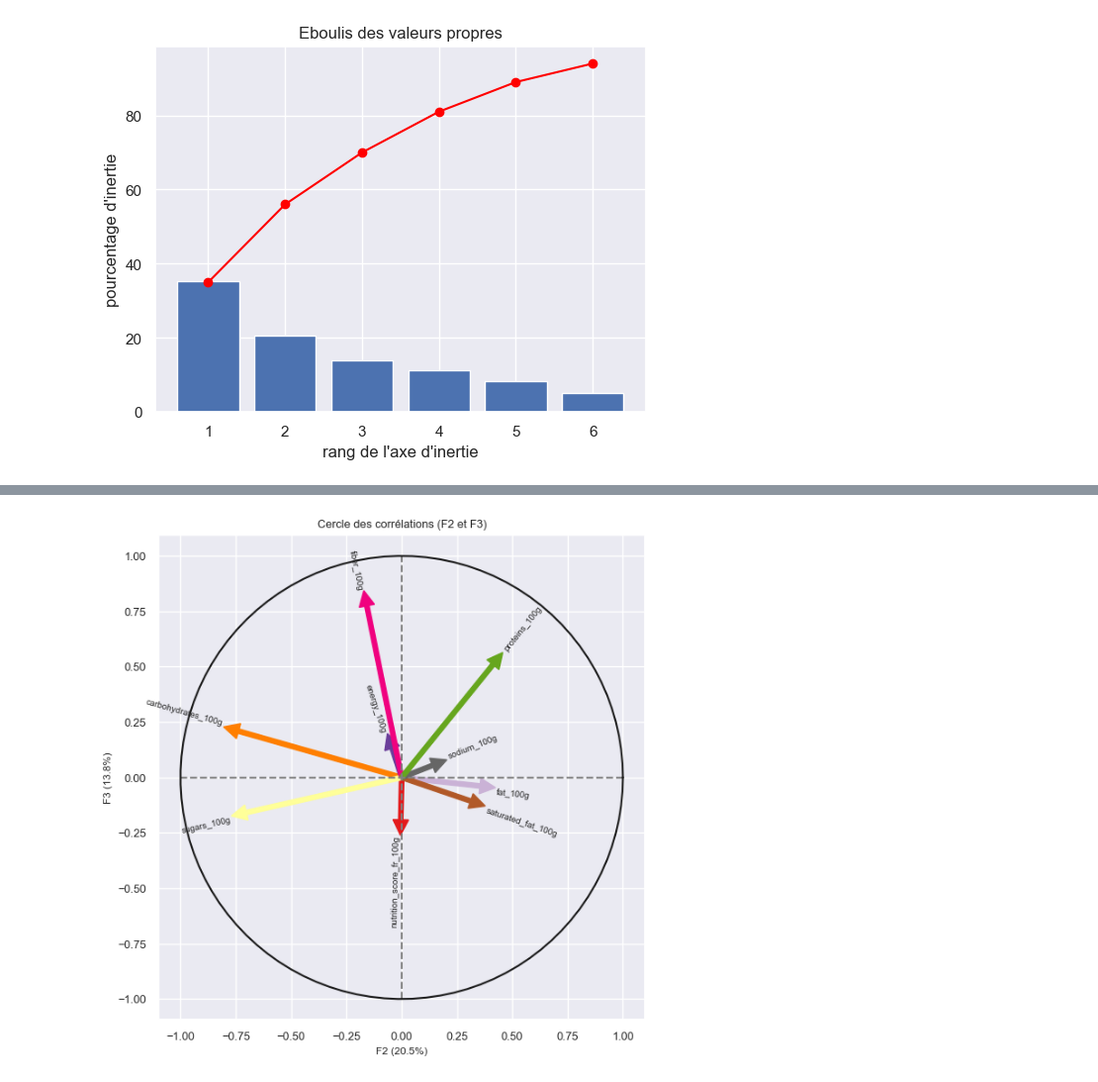
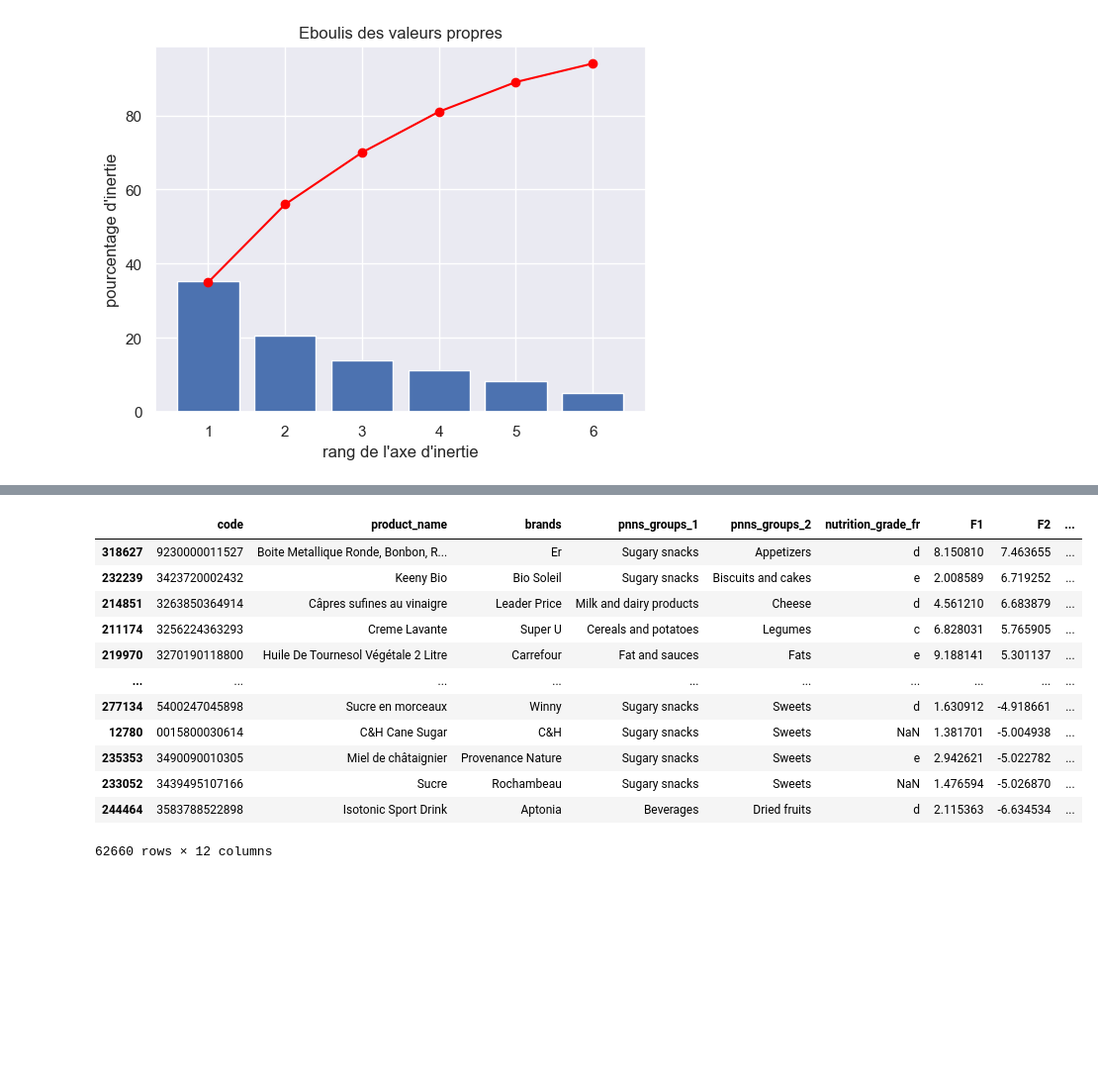
Before and after one commit to ClementPatin/OC-P3, a Jupyter notebook: Patin_Clement_1_notebook_052023.ipynb, the cells around one changed output, grey strips where cells are left out. Shown at 99% size. Drawn from its saved outputs; the diff is of its cells as text; code cells hidden in the pictures; blank space fills up the shorter version.

```diff
--- a/Patin_Clement_1_notebook_052023.ipynb
+++ b/Patin_Clement_1_notebook_052023.ipynb
@@ -2973,10 +3027,26 @@ Ce qui différencie le plus nos produits, c'est :
-# %%
-correlation_graph_enhanced(pca=foodPca,
-                           x_y=(2,3),
-                           features=Xfeat,
-                           normalization="loadings",
-                           dictPalette=foodPaletteDict,
-                           figsize=(7,7)
-                          )
-# %% [output]
-[figure, removed]
+# %%
+foodOnPrincipalComp=pd.concat(
+    [
+        foodImputed[[col for col in foodImputed.columns if col not in ACPCols]],
+        pd.DataFrame(
+            foodPca.transform(X_scaled),
+            index=Xidx,
+            columns=["F"+str(i+1) for i in range(foodPca.n_components_)])
+    ],
+    axis=1
+)
+foodOnPrincipalComp.sort_values("F2",ascending=False)
+# %% [output]
+|  | code | product_name | brands | pnns_groups_1 | pnns_groups_2 | nutrition_grade_fr | F1 | F2 | ... |
+| 318627 | 9230000011527 | Boite Metallique Ronde, Bonbon, R... | Er | Sugary snacks | Appetizers | d | 8.150810 | 7.463655 | ... |
+| 232239 | 3423720002432 | Keeny Bio | Bio Soleil | Sugary snacks | Biscuits and cakes | e | 2.008589 | 6.719252 | ... |
+| 214851 | 3263850364914 | Câpres sufines au vinaigre | Leader Price | Milk and dairy products | Cheese | d | 4.561210 | 6.683879 | ... |
+| 211174 | 3256224363293 | Creme Lavante | Super U | Cereals and potatoes | Legumes | c | 6.828031 | 5.765905 | ... |
+| 219970 | 3270190118800 | Huile De Tournesol Végétale 2 Litre | Carrefour | Fat and sauces | Fats | e | 9.188141 | 5.301137 | ... |
+| ... | ... | ... | ... | ... | ... | ... | ... | ... | ... |
+| 277134 | 5400247045898 | Sucre en morceaux | Winny | Sugary snacks | Sweets | d | 1.630912 | -4.918661 | ... |
+| 12780 | 0015800030614 | C&H Cane Sugar | C&H | Sugary snacks | Sweets | NaN | 1.381701 | -5.004938 | ... |
+| 235353 | 3490090010305 | Miel de châtaignier | Provenance Nature | Sugary snacks | Sweets | e | 2.942621 | -5.022782 | ... |
+| 233052 | 3439495107166 | Sucre | Rochambeau | Sugary snacks | Sweets | NaN | 1.476594 | -5.026870 | ... |
+| 244464 | 3583788522898 | Isotonic Sport Drink | Aptonia | Beverages | Dried fruits | d | 2.115363 | -6.634534 | ... |
+62660 rows × 12 columns
```
Also changed, not shown: parts of 28 cells of this notebook.
